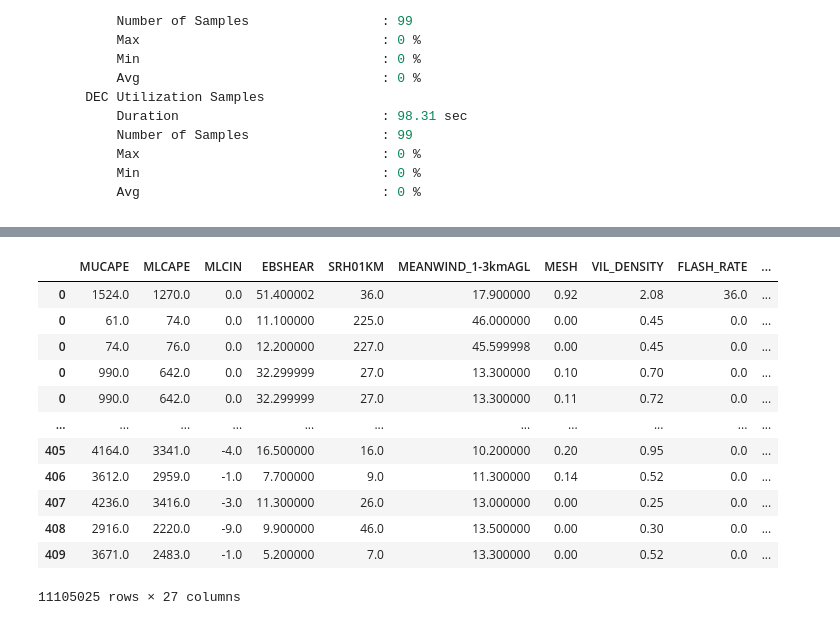
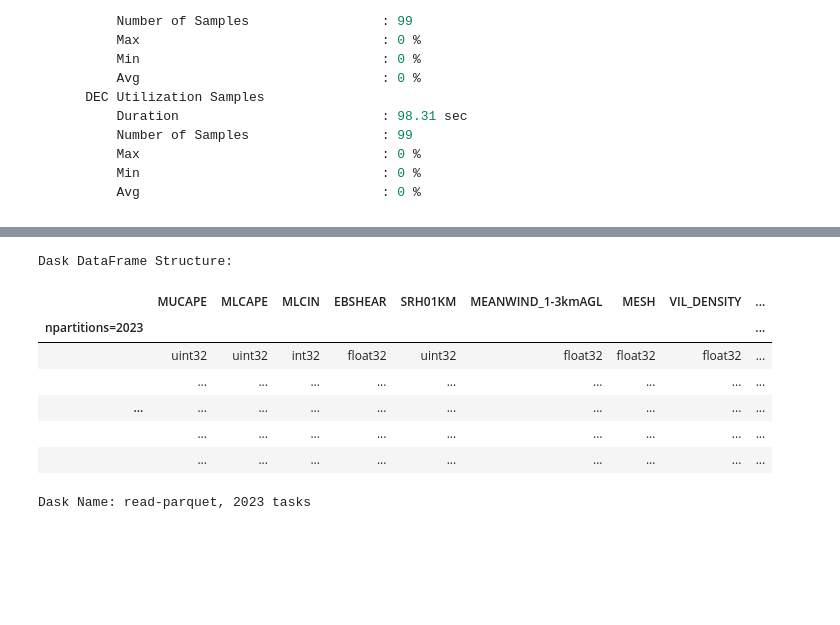
Before and after one commit to leaver2000/griblib, a Jupyter notebook: notebooks/probsevere/2.1-xfer-dask.ipynb, the cells around one changed output, grey strips where cells are left out. Saved outputs shown, nothing was run; the diff lists cells and outputs as text; code cells hidden in the pictures; blank space fills up the shorter version.

```diff
--- a/notebooks/probsevere/2.1-xfer-dask.ipynb
+++ b/notebooks/probsevere/2.1-xfer-dask.ipynb
@@ -97,11 +100,12 @@ Worker: 0
 # %%
 import os
 from pathlib import Path
+import pandas as pd
 import dask.dataframe as dd
 import cudf
 
 # creating a Path object from the absolute path to our data folder
-ps_data = Path(os.path.abspath("probsevere-data"))
+ps_data = Path(os.path.abspath("probsevere-bucket"))
 all_files = tuple(ps_data.rglob("*.pq"))
 ps_data
 # %% [output]
@@ -109,4 +138,6 @@ PosixPath('/workspaces/griblib/notebooks/probsevere/probsevere-data')
 # %%
+%%time
+# much faster to read into a dask dataframe
 ddf: dd.DataFrame = dd.read_parquet(all_files)
-ddf.compute()
+ddf
 # %% [output]
@@ -113,13 +146,9 @@ ddf.compute()
+Dask DataFrame Structure:
-|  | MUCAPE | MLCAPE | MLCIN | EBSHEAR | SRH01KM | MEANWIND_1-3kmAGL | MESH | VIL_DENSITY | FLASH_RATE | ... |
-| 0 | 1524.0 | 1270.0 | 0.0 | 51.400002 | 36.0 | 17.900000 | 0.92 | 2.08 | 36.0 | ... |
-| 0 | 61.0 | 74.0 | 0.0 | 11.100000 | 225.0 | 46.000000 | 0.00 | 0.45 | 0.0 | ... |
-| 0 | 74.0 | 76.0 | 0.0 | 12.200000 | 227.0 | 45.599998 | 0.00 | 0.45 | 0.0 | ... |
-| 0 | 990.0 | 642.0 | 0.0 | 32.299999 | 27.0 | 13.300000 | 0.10 | 0.70 | 0.0 | ... |
-| 0 | 990.0 | 642.0 | 0.0 | 32.299999 | 27.0 | 13.300000 | 0.11 | 0.72 | 0.0 | ... |
-| ... | ... | ... | ... | ... | ... | ... | ... | ... | ... | ... |
-| 405 | 4164.0 | 3341.0 | -4.0 | 16.500000 | 16.0 | 10.200000 | 0.20 | 0.95 | 0.0 | ... |
-| 406 | 3612.0 | 2959.0 | -1.0 | 7.700000 | 9.0 | 11.300000 | 0.14 | 0.52 | 0.0 | ... |
-| 407 | 4236.0 | 3416.0 | -3.0 | 11.300000 | 26.0 | 13.000000 | 0.00 | 0.25 | 0.0 | ... |
-| 408 | 2916.0 | 2220.0 | -9.0 | 9.900000 | 46.0 | 13.500000 | 0.00 | 0.30 | 0.0 | ... |
-| 409 | 3671.0 | 2483.0 | -1.0 | 5.200000 | 7.0 | 13.300000 | 0.00 | 0.52 | 0.0 | ... |
+|  | MUCAPE | MLCAPE | MLCIN | EBSHEAR | SRH01KM | MEANWIND_1-3kmAGL | MESH | VIL_DENSITY | ... |
+| npartitions=2023 |  |  |  |  |  |  |  |  | ... |
+|  | uint32 | uint32 | int32 | float32 | uint32 | float32 | float32 | float32 | ... |
+|  | ... | ... | ... | ... | ... | ... | ... | ... | ... |
+| ... | ... | ... | ... | ... | ... | ... | ... | ... | ... |
+|  | ... | ... | ... | ... | ... | ... | ... | ... | ... |
+|  | ... | ... | ... | ... | ... | ... | ... | ... | ... |
-11105025 rows × 27 columns
+Dask Name: read-parquet, 2023 tasks
```
Also changed, not shown: parts of 15 cells of this notebook.
